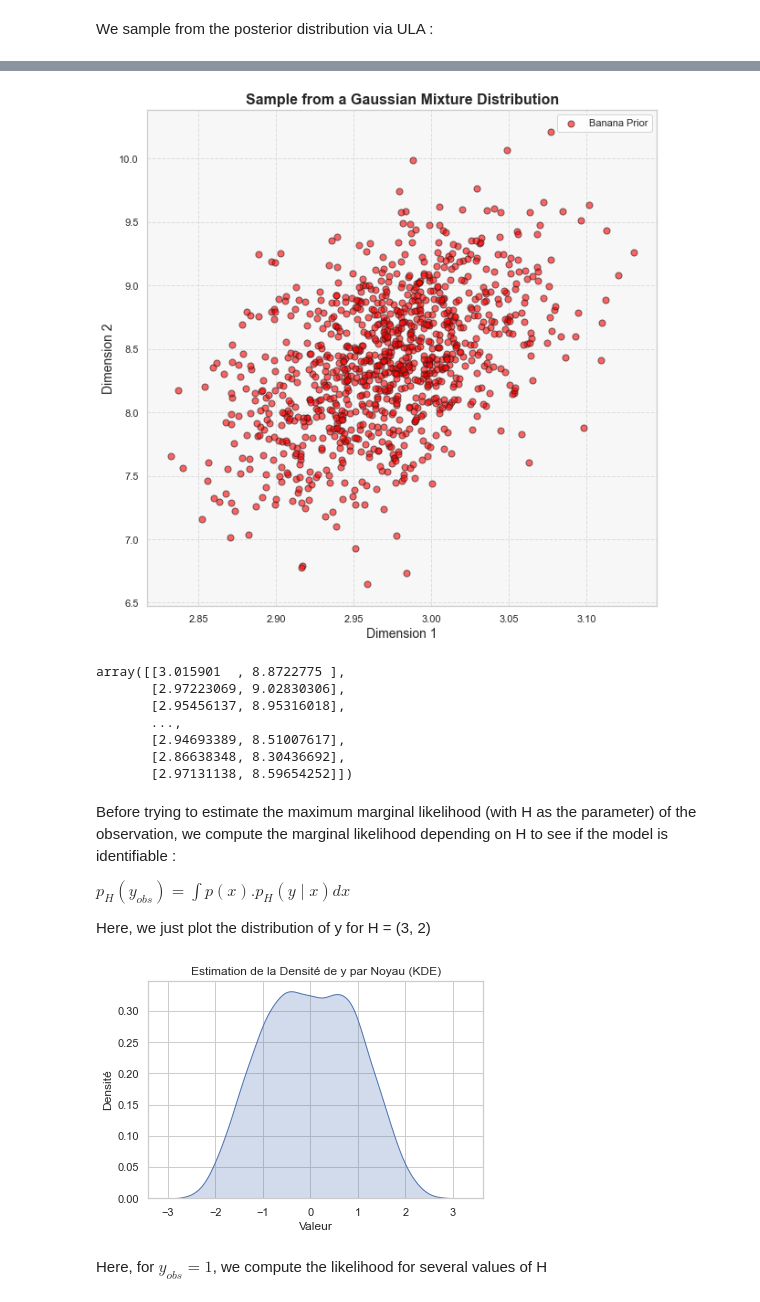
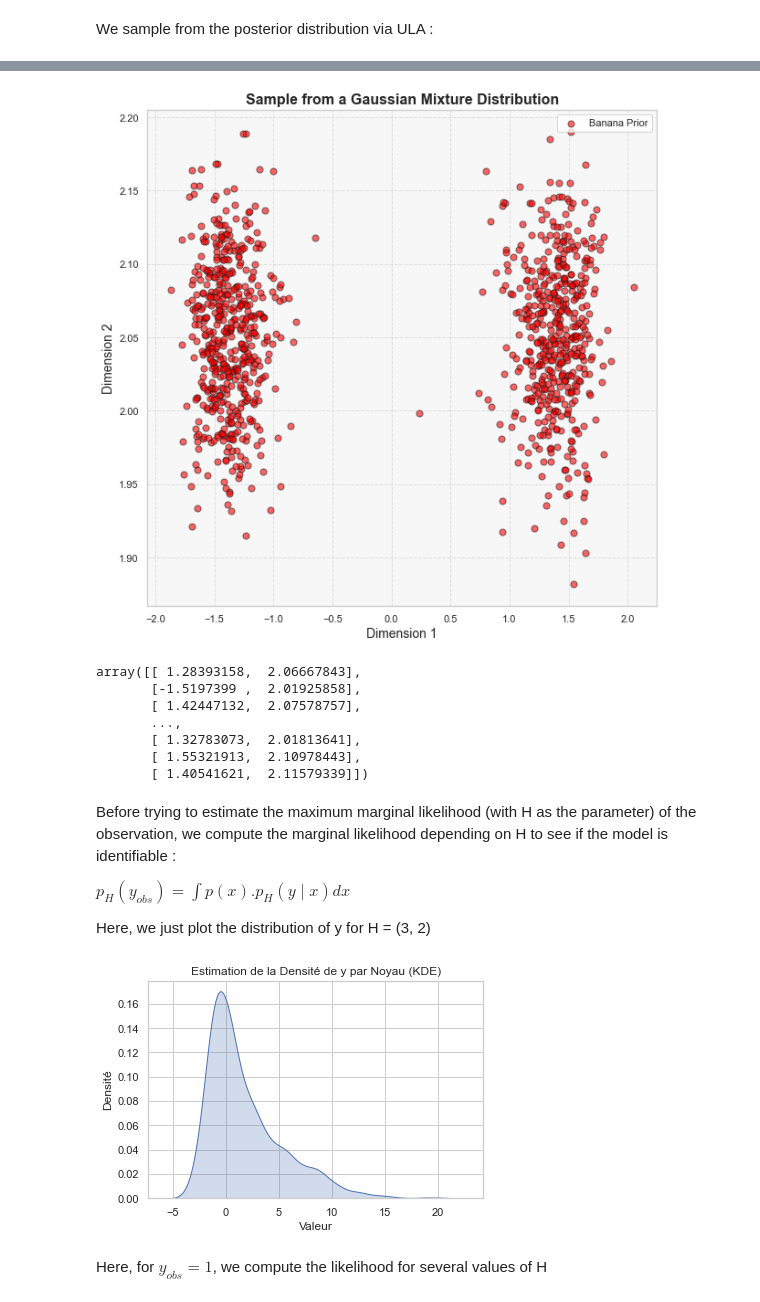
Before and after one commit to PyTomSss/Research_Project-Imperial_College, a Jupyter notebook: Interacting Particles - MMLE/Banana_prior.ipynb, the cells around one changed output, grey strips where cells are left out. Drawn from its saved outputs; the diff is of its cells as text; code cells hidden in the pictures.

Commit message:
Banana Prior - OK

```diff
--- a/Interacting Particles - MMLE/Banana_prior.ipynb
+++ b/Interacting Particles - MMLE/Banana_prior.ipynb
@@ -196,15 +213,15 @@ We sample from the posterior distribution via ULA :
 # %%
 sample_init = ULA_banana(np.random.randn(1000, 2), 50000, 0.001) ## Sample from prior
-ULA_post_banana(sample_init, 20000, 0.0001, H, 1, 0.05)
+ULA_post_banana(sample_init, 20000, 0.001, np.array([0, 1.95]), 4, 0.05)
 # %% [output]
-[figure, old version]
+[figure, new version]
-array([[3.015901  , 8.8722775 ],
-       [2.97223069, 9.02830306],
-       [2.95456137, 8.95316018],
+array([[ 1.28393158,  2.06667843],
+       [-1.5197399 ,  2.01925858],
+       [ 1.42447132,  2.07578757],
        ...,
-       [2.94693389, 8.51007617],
-       [2.86638348, 8.30436692],
-       [2.97131138, 8.59654252]])
+       [ 1.32783073,  2.01813641],
+       [ 1.55321913,  2.10978443],
+       [ 1.40541621,  2.11579339]])
 # %% [markdown]
 Before trying to estimate the maximum marginal likelihood (with H as the parameter) of the observation, we compute the marginal likelihood depending on H to see if the model is identifiable :
 
@@ -212,18 +229,18 @@ $p_H(y_{obs}) = \int p(x).p_H(y \mid x) dx $
 
 Here, we just plot the distribution of y for H = (3, 2)
 # %%
-sample_prior = ULA_banana(np.random.randn(3000, 2), 50000, 0.001) ## Sample from prior
+sample_prior = ULA_banana(np.random.randn(3000, 2), 25000, 0.001) ## Sample from prior
 sample_noise = np.random.randn(3000) * sigma_y
 
-sample_obs = np.array([1, 0]) @ sample_prior.T + sample_noise
+sample_obs = np.array([3, 2]) @ sample_prior.T + sample_noise
 
 sns.kdeplot(sample_obs, fill=True)
 plt.title('Estimation de la Densité de y par Noyau (KDE)')
 plt.xlabel('Valeur')
 plt.ylabel('Densité')
 plt.show()
 # %% [output]
-[figure, old version]
+[figure, new version]
 # %% [markdown]
 Here, for $y_{obs} = 1$, we compute the likelihood for several values of H
 # %%
```
Also changed, not shown: parts of 25 cells of this notebook.
